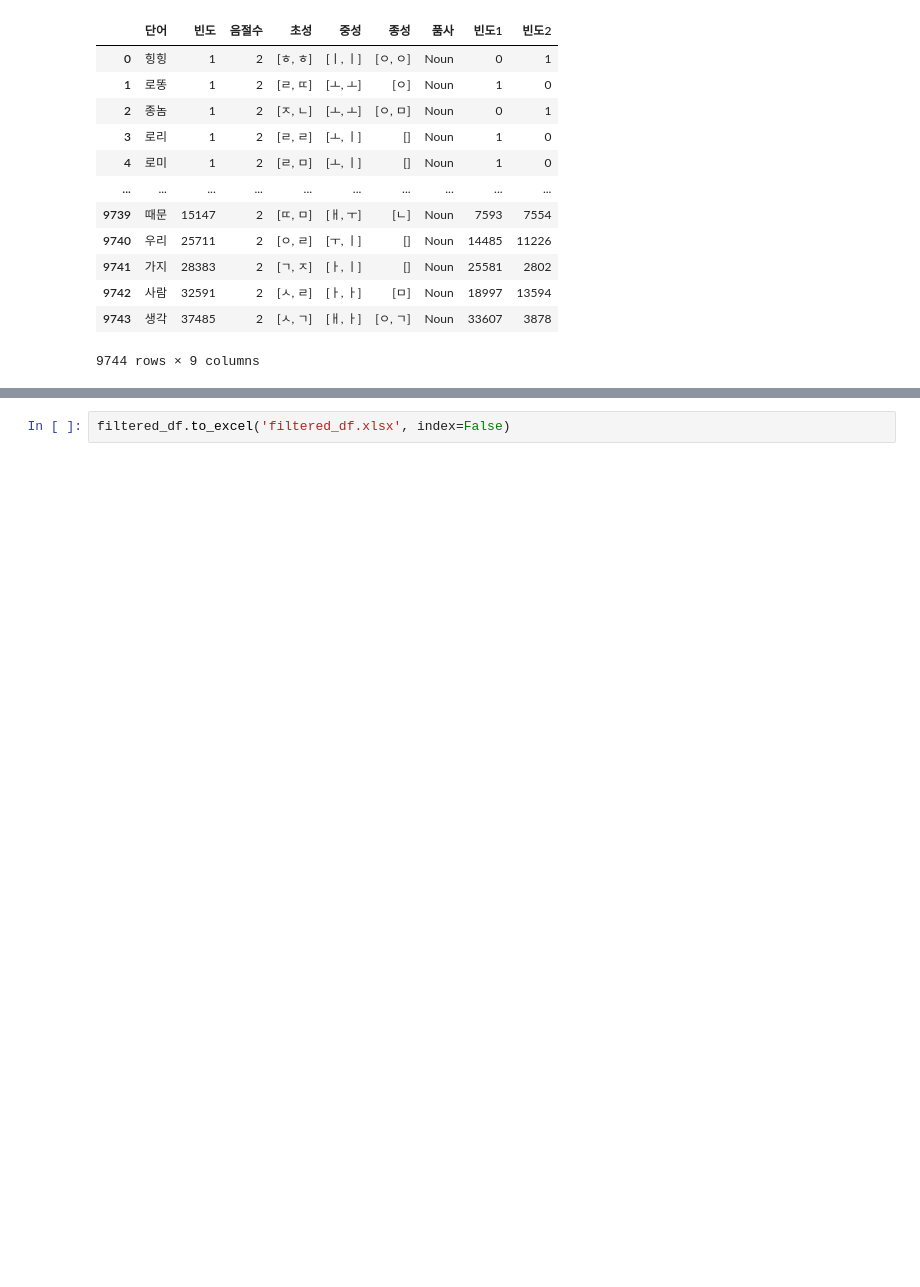
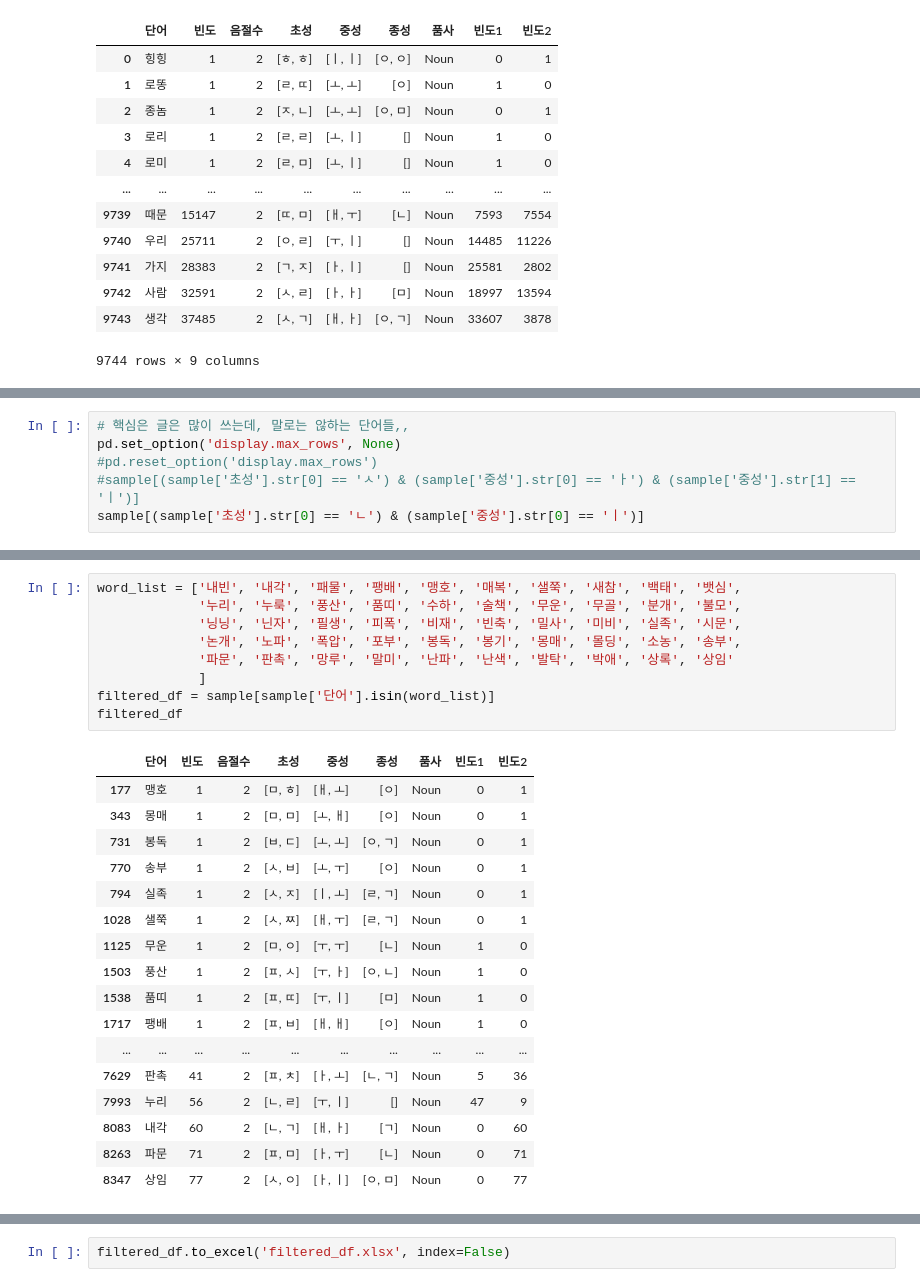
Before and after one commit to irregular6612/phoneticConvergence, a Jupyter notebook: data.ipynb, the cells around one changed output, grey strips where cells are left out. Drawn from its saved outputs; the diff is of its cells as text; blank space fills up the shorter version.

Commit message:
audio_recording & word_selection

```diff
--- a/data.ipynb
+++ b/data.ipynb
@@ -510,0 +475,6 @@ for idx, item in enumerate(counter):
+# %%
+# 핵심은 글은 많이 쓰는데, 말로는 않하는 단어들,,
+pd.set_option('display.max_rows', None)
+#pd.reset_option('display.max_rows')
+#sample[(sample['초성'].str[0] == 'ㅅ') & (sample['중성'].str[0] == 'ㅏ') & (sample['중성'].str[1] == 'ㅣ')]
+sample[(sample['초성'].str[0] == 'ㄴ') & (sample['중성'].str[0] == 'ㅣ')]
@@ -511,3 +496,30 @@ for idx, item in enumerate(counter):
+# %%
+word_list = ['내빈', '내각', '패물', '팽배', '맹호', '매복', '샐쭉', '새참', '백태', '뱃심',
+             '누리', '누룩', '풍산', '품띠', '수하', '술책', '무운', '무골', '분개', '불모',
+             '닝닝', '닌자', '필생', '피폭', '비재', '빈축', '밀사', '미비', '실족', '시문',
+             '논개', '노파', '폭압', '포부', '봉독', '봉기', '몽매', '몰딩', '소농', '송부',
+             '파문', '판촉', '망루', '말미', '난파', '난색', '발탁', '박애', '상록', '상임'
+             ]
+filtered_df = sample[sample['단어'].isin(word_list)]
+filtered_df
+# %% [output]
+|  | 단어 | 빈도 | 음절수 | 초성 | 중성 | 종성 | 품사 | 빈도1 | 빈도2 |
+| 177 | 맹호 | 1 | 2 | [ㅁ, ㅎ] | [ㅐ, ㅗ] | [ㅇ] | Noun | 0 | 1 |
+| 343 | 몽매 | 1 | 2 | [ㅁ, ㅁ] | [ㅗ, ㅐ] | [ㅇ] | Noun | 0 | 1 |
+| 731 | 봉독 | 1 | 2 | [ㅂ, ㄷ] | [ㅗ, ㅗ] | [ㅇ, ㄱ] | Noun | 0 | 1 |
+| 770 | 송부 | 1 | 2 | [ㅅ, ㅂ] | [ㅗ, ㅜ] | [ㅇ] | Noun | 0 | 1 |
+| 794 | 실족 | 1 | 2 | [ㅅ, ㅈ] | [ㅣ, ㅗ] | [ㄹ, ㄱ] | Noun | 0 | 1 |
+| 1028 | 샐쭉 | 1 | 2 | [ㅅ, ㅉ] | [ㅐ, ㅜ] | [ㄹ, ㄱ] | Noun | 0 | 1 |
+| 1125 | 무운 | 1 | 2 | [ㅁ, ㅇ] | [ㅜ, ㅜ] | [ㄴ] | Noun | 1 | 0 |
+| 1503 | 풍산 | 1 | 2 | [ㅍ, ㅅ] | [ㅜ, ㅏ] | [ㅇ, ㄴ] | Noun | 1 | 0 |
+| 1538 | 품띠 | 1 | 2 | [ㅍ, ㄸ] | [ㅜ, ㅣ] | [ㅁ] | Noun | 1 | 0 |
+| 1717 | 팽배 | 1 | 2 | [ㅍ, ㅂ] | [ㅐ, ㅐ] | [ㅇ] | Noun | 1 | 0 |
+| ... | ... | ... | ... | ... | ... | ... | ... | ... | ... |
+| 7629 | 판촉 | 41 | 2 | [ㅍ, ㅊ] | [ㅏ, ㅗ] | [ㄴ, ㄱ] | Noun | 5 | 36 |
+| 7993 | 누리 | 56 | 2 | [ㄴ, ㄹ] | [ㅜ, ㅣ] | [] | Noun | 47 | 9 |
+| 8083 | 내각 | 60 | 2 | [ㄴ, ㄱ] | [ㅐ, ㅏ] | [ㄱ] | Noun | 0 | 60 |
+| 8263 | 파문 | 71 | 2 | [ㅍ, ㅁ] | [ㅏ, ㅜ] | [ㄴ] | Noun | 0 | 71 |
+| 8347 | 상임 | 77 | 2 | [ㅅ, ㅇ] | [ㅏ, ㅣ] | [ㅇ, ㅁ] | Noun | 0 | 77 |
 # %%
 counter = count_vowel(filtered_df)
 for idx, item in enumerate(counter):
```
Also changed, not shown: parts of 14 cells of this notebook, 18 other files.
